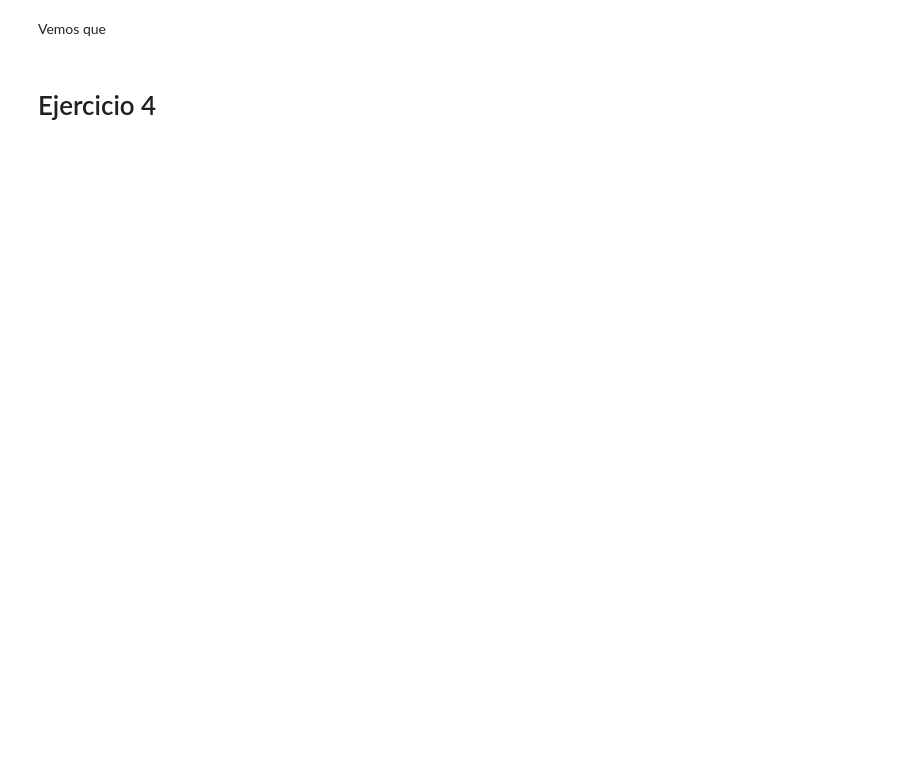
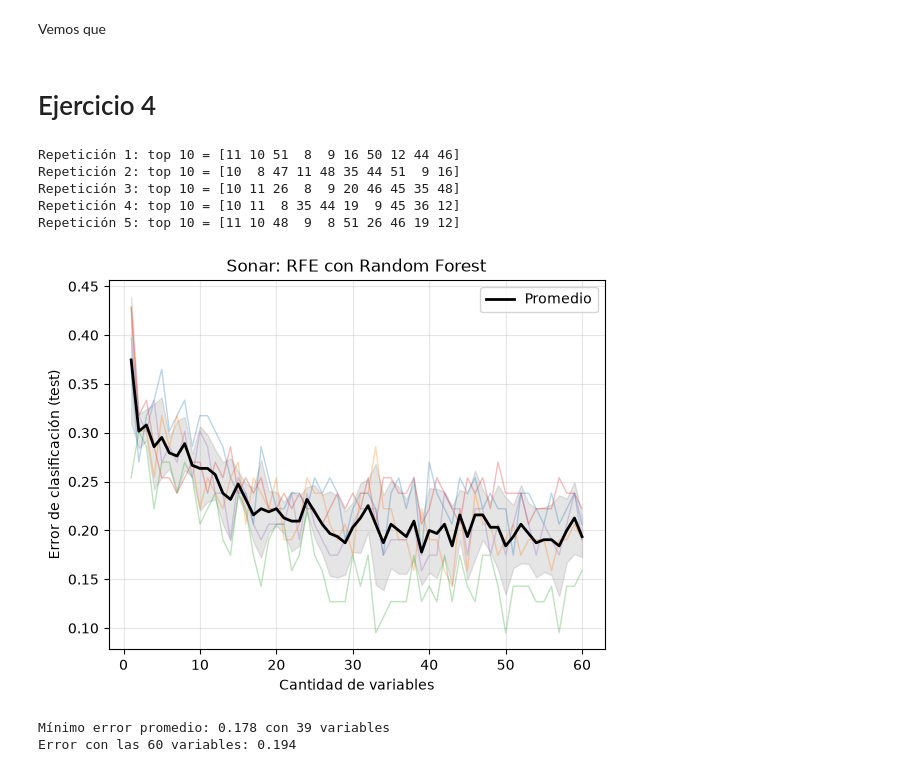
Before and after one commit to BrunoSpoletini/topicosMineriaDeDatos, a Jupyter notebook: tp2/TMD_TP2_Seleccion.ipynb, the cells around one changed output. Saved outputs shown, nothing was run; the diff lists cells and outputs as text; code cells hidden in the pictures; blank space fills up the shorter version.

```diff
--- a/tp2/TMD_TP2_Seleccion.ipynb
+++ b/tp2/TMD_TP2_Seleccion.ipynb
@@ -692,3 +692,57 @@ RFE (LSVM): 70.00% de aciertos
 Vemos que
 # %% [markdown]
 # Ejercicio 4
+# %%
+import pandas as pd
+from sklearn.model_selection import train_test_split
+
+sonar = pd.read_csv('sonar.csv', header=None)
+X = sonar.iloc[:, :-1].to_numpy()
+y = sonar.iloc[:, -1].to_numpy()
+
+repeticiones = 5
+n_feat = X.shape[1]
+errores = np.zeros((repeticiones, n_feat))
+
+for rep in range(repeticiones):
+    X_train, X_test, y_train, y_test = train_test_split(
+        X, y, test_size=0.3, stratify=y, random_state=rep)
+
+    ranking = recursive_feature_elimination_ranking(
+        X_train, y_train, method=RF_ranking_method, total_trees=100)
+
+    # error en test usando las k mejores variables
+    for k in range(1, n_feat + 1):
+        feats = ranking[:k]
+        rf = RandomForestClassifier(n_estimators=100)
+        rf.fit(X_train[:, feats], y_train)
+        errores[rep, k - 1] = 1 - rf.score(X_test[:, feats], y_test)
+
+    print(f'Repetición {rep + 1}: top 10 = {ranking[:10]}')
+
+media = errores.mean(axis=0)
+desvio = errores.std(axis=0)
+k_vals = np.arange(1, n_feat + 1)
+
+for rep in range(repeticiones):
+    plt.plot(k_vals, errores[rep], alpha=0.3, lw=1)
+plt.plot(k_vals, media, color='black', lw=2, label='Promedio')
+plt.fill_between(k_vals, media - desvio, media + desvio, color='gray', alpha=0.2)
+plt.xlabel('Cantidad de variables')
+plt.ylabel('Error de clasificación (test)')
+plt.title('Sonar: RFE con Random Forest')
+plt.legend()
+plt.grid(alpha=0.3)
+plt.show()
+
+print(f'Mínimo error promedio: {media.min():.3f} con {np.argmin(media) + 1} variables')
+print(f'Error con las 60 variables: {media[-1]:.3f}')
+# %% [output]
+Repetición 1: top 10 = [11 10 51  8  9 16 50 12 44 46]
+Repetición 2: top 10 = [10  8 47 11 48 35 44 51  9 16]
+Repetición 3: top 10 = [10 11 26  8  9 20 46 45 35 48]
+Repetición 4: top 10 = [10 11  8 35 44 19  9 45 36 12]
+Repetición 5: top 10 = [11 10 48  9  8 51 26 46 19 12]
+[figure, added]
+Mínimo error promedio: 0.178 con 39 variables
+Error con las 60 variables: 0.194
```
Also changed, not shown: parts of 7 cells of this notebook, 1 other file.
